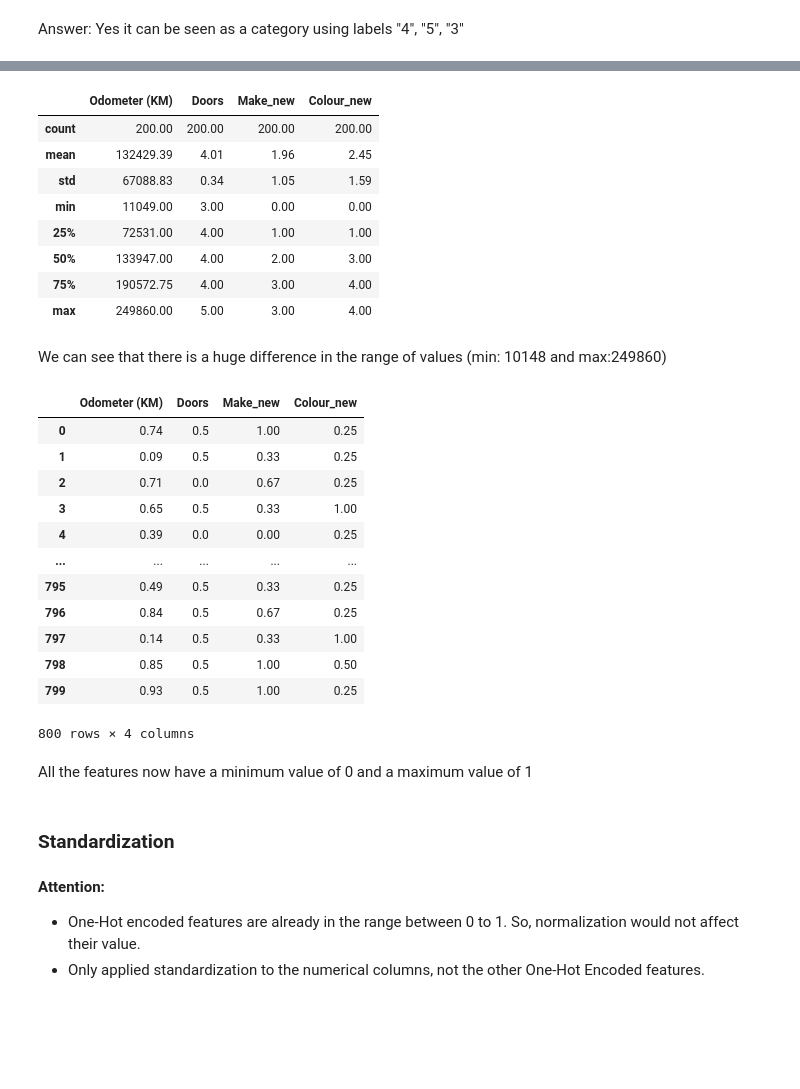
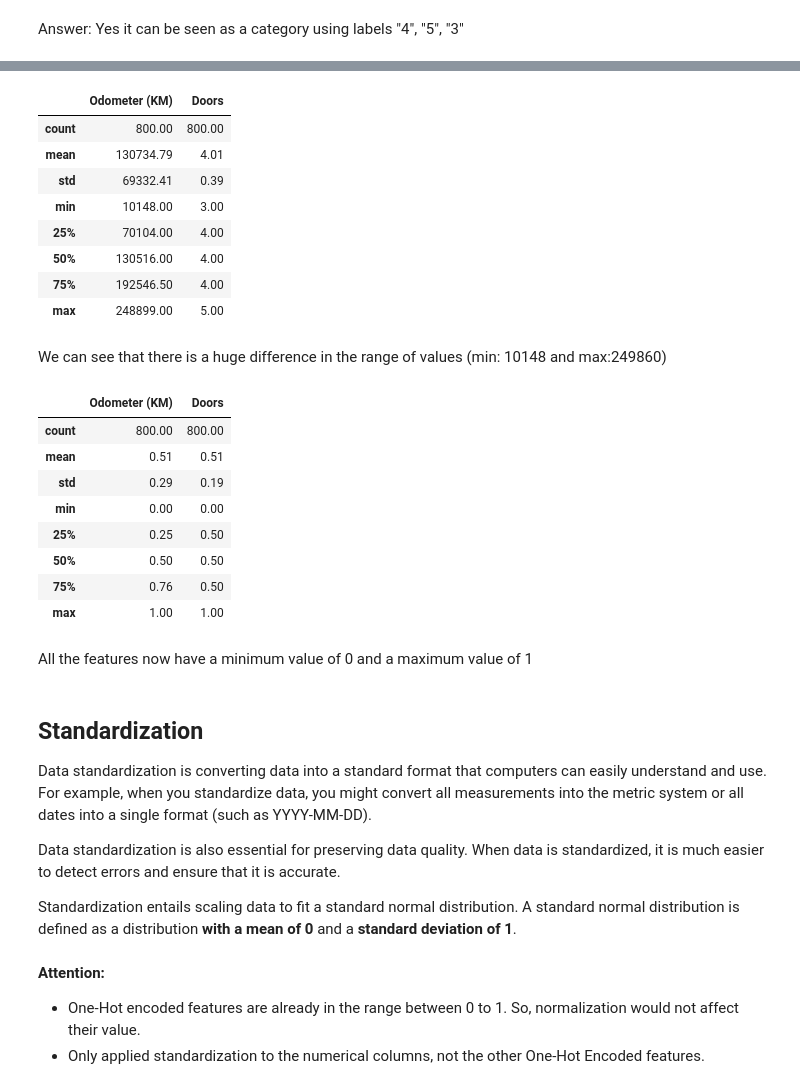
Before and after one commit to luferIPCA/MIA-MLA-23-24, a Jupyter notebook: Notebooks/4_Data_Manipulation_Modelling_III.ipynb, the cells around one changed output, grey strips where cells are left out. Saved outputs shown, nothing was run; the diff lists cells and outputs as text; code cells hidden in the pictures; blank space fills up the shorter version.

```diff
--- a/Notebooks/4_Data_Manipulation_Modelling_III.ipynb
+++ b/Notebooks/4_Data_Manipulation_Modelling_III.ipynb
@@ -353,17 +404,17 @@ X_train, X_test, y_train, y_test = train_test_split(X,
                                                     test_size=0.2,random_state=40)
 
 #X_train.describe()
-X_test.describe()
+X_train.describe()
 # %% [output]
-|  | Odometer (KM) | Doors | Make_new | Colour_new |
-| count | 200.00 | 200.00 | 200.00 | 200.00 |
-| mean | 132429.39 | 4.01 | 1.96 | 2.45 |
-| std | 67088.83 | 0.34 | 1.05 | 1.59 |
-| min | 11049.00 | 3.00 | 0.00 | 0.00 |
-| 25% | 72531.00 | 4.00 | 1.00 | 1.00 |
-| 50% | 133947.00 | 4.00 | 2.00 | 3.00 |
-| 75% | 190572.75 | 4.00 | 3.00 | 4.00 |
-| max | 249860.00 | 5.00 | 3.00 | 4.00 |
+|  | Odometer (KM) | Doors |
+| count | 800.00 | 800.00 |
+| mean | 130734.79 | 4.01 |
+| std | 69332.41 | 0.39 |
+| min | 10148.00 | 3.00 |
+| 25% | 70104.00 | 4.00 |
+| 50% | 130516.00 | 4.00 |
+| 75% | 192546.50 | 4.00 |
+| max | 248899.00 | 5.00 |
 # %% [markdown]
  We can see that there is a huge difference in the range of values (min: 10148 and max:249860)
 # %%
@@ -376,27 +427,27 @@ d = norm.fit_transform(X_train)
 X_train_norm = pd.DataFrame(d, columns=X_train.columns)
 # %%
 
-X_train_norm
+X_train_norm.describe()
 # %% [output]
-|  | Odometer (KM) | Doors | Make_new | Colour_new |
-| 0 | 0.74 | 0.5 | 1.00 | 0.25 |
-| 1 | 0.09 | 0.5 | 0.33 | 0.25 |
-| 2 | 0.71 | 0.0 | 0.67 | 0.25 |
-| 3 | 0.65 | 0.5 | 0.33 | 1.00 |
-| 4 | 0.39 | 0.0 | 0.00 | 0.25 |
-| ... | ... | ... | ... | ... |
-| 795 | 0.49 | 0.5 | 0.33 | 0.25 |
-| 796 | 0.84 | 0.5 | 0.67 | 0.25 |
-| 797 | 0.14 | 0.5 | 0.33 | 1.00 |
-| 798 | 0.85 | 0.5 | 1.00 | 0.50 |
-| 799 | 0.93 | 0.5 | 1.00 | 0.25 |
+|  | Odometer (KM) | Doors |
+| count | 800.00 | 800.00 |
+| mean | 0.51 | 0.51 |
+| std | 0.29 | 0.19 |
+| min | 0.00 | 0.00 |
+| 25% | 0.25 | 0.50 |
+| 50% | 0.50 | 0.50 |
+| 75% | 0.76 | 0.50 |
+| max | 1.00 | 1.00 |
-800 rows × 4 columns
 # %% [markdown]
 All the features now have a minimum value of 0 and a maximum value of 1
-# %% [markdown]
-
-
-### Standardization
+# %% [markdown]
+## Standardization
+
+Data standardization is converting data into a standard format that computers can easily understand and use. For example, when you standardize data, you might convert all measurements into the metric system or all dates into a single format (such as YYYY-MM-DD).
+
+Data standardization is also essential for preserving data quality. When data is standardized, it is much easier to detect errors and ensure that it is accurate.
+
+Standardization entails scaling data to fit a standard normal distribution. A standard normal distribution is defined as a distribution **with a mean of 0** and a **standard deviation of 1**.
 # %% [markdown]
 **Attention:**
 *   One-Hot encoded features are already in the range between 0 to 1. So, normalization would not affect their value.
```
Also changed, not shown: parts of 71 cells of this notebook, 1 other file.
